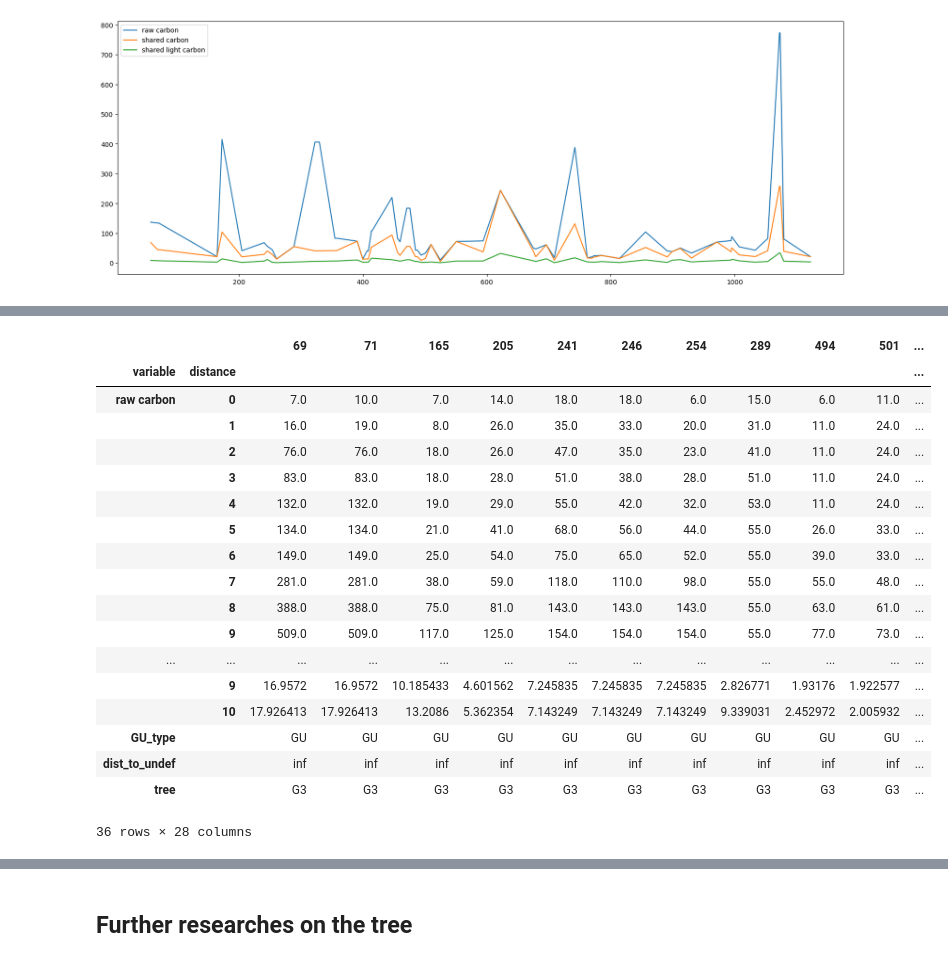
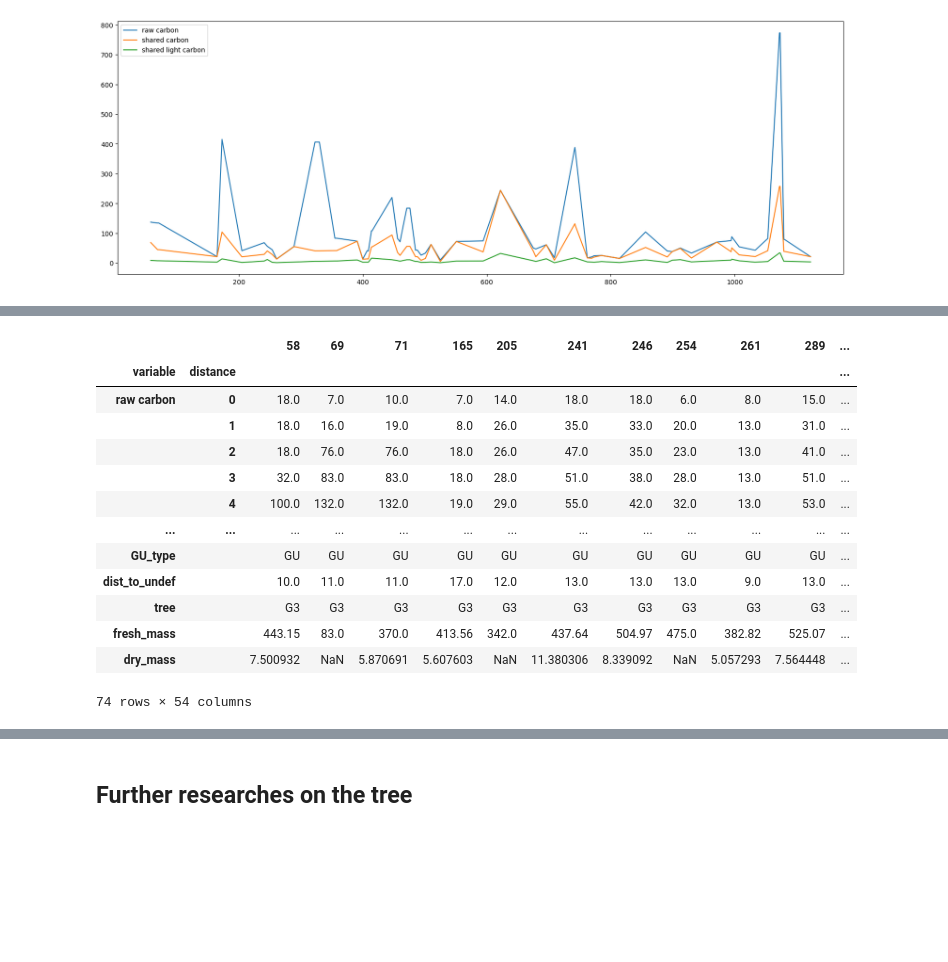
Before and after one commit to maellebolot/vmango-lab, a Jupyter notebook: notebooks/tree_exploration_topo.ipynb, the cells around one changed output, grey strips where cells are left out. Drawn from its saved outputs; the diff is of its cells as text; code cells hidden in the pictures; blank space fills up the shorter version.

```diff
--- a/notebooks/tree_exploration_topo.ipynb
+++ b/notebooks/tree_exploration_topo.ipynb
@@ -83,7 +83,7 @@ Masses des fruits de l'arbre :
 # %%
 with resources.path('vmlab.data.fruit_quality', 'fruits_masses.csv') as path:
     fruit_mass = pd.read_csv(path,
-                             sep=",",
+                             sep=";",
                              usecols=['id_UC', 'arbre', 'id_branche','id_fruit', 'MS_ini', 'MF_rec'],
                             )
 fruit_mass.index=fruit_mass['id_UC']
@@ -220,7 +220,7 @@ The variables are computed as followed :
 # %% [markdown]
 ### Functions
 # %%
-def get_var_fruit_growth_GU(tree, dmax, year_sunlit_fractions, with_successors=False) :
+def get_var_fruit_growth_GU(tree, dmax, year_sunlit_fractions, with_successors=False, see_carbon_flow: bool = False) :
     '''
     Returns the available carbon for each fruit computed in 3 different ways. This function only considers fruits borne by GU of type 'GU'.
 
@@ -229,18 +229,21 @@ def get_var_fruit_growth_GU(tree, dmax, year_sunlit_fractions, with_successors=F
     tree : :class:`pandas.DataFrame` object
         Required format is identical with what is specified for the 'tree' input in the vmlab.create_setup function.
 
-    dmax : integer
+    dmax : : :class:'int' object
 
     year_sunlit_fractions : :class:`pandas.DataFrame` object
         Required format is identical with what is specified for the 'sunlit_fraction_df' input in the vmlab.processes.light_interception initialization.
 
-    with_successors : boolean
+    with_successors : :class:'bool'
         If True, the reachable distance includes all the successors of each GU within the distance (in this cas, aggregate is not taken into account). If False, it
         does not include the GUs if they are further that dmax.
 
+    see_carbon_flow : :class:'bool' object
+        True if the return of the function shows the carbon flow between all GUs and fruits.
+
     Returns
     -------
-    available_carbon_1, available_carbon_2, available_carbon_3 : :class:`numpay.array
+    available_carbon_raw, available_carbon_shared, available_carbon_shared_lit_env : :class:`numpay.array
     '''
 
     graph = vmlab.to_graph(tree)
@@ -306,9 +309,13 @@ def get_var_fruit_growth_GU(tree, dmax, year_sunlit_fractions, with_successors=F
     sum_reachable_leaves_shared = np.nansum(reachable_leaves*leaf_fruit_sharing_fraction, axis=1)
     available_carbon = np.nansum(lit_frac * reachable_leaves * leaf_fruit_sharing_fraction, axis=1)
 
-    available_carbon_1 = sum_reachable_leaves
-    available_carbon_2 = sum_reachable_leaves_shared
-    available_carbon_3 = available_carbon
+    available_carbon_raw = sum_reachable_leaves
+    available_carbon_shared = sum_reachable_leaves_shared
+    available_carbon_shared_lit_env = available_carbon
 
-    return available_carbon_1, available_carbon_2, available_carbon_3
+    if see_carbon_flow :
+        return reachable_leaves,reachable_leaves*leaf_fruit_sharing_fraction, lit_frac * reachable_leaves * leaf_fruit_sharing_fraction
+
+    else :
+        return available_carbon_raw, available_carbon_shared, available_carbon_shared_lit_env
 # %%
@@ -627,14 +806,15 @@ results = [get_var_fruit_growth_GU(tree, i, sunlit_fraction_df, with_successors=
 
 # results are fitted into a dataframe :
 col_names = pd.MultiIndex.from_product(([i for i in range(0, dmax+1)],["raw carbon", "shared carbon","shared light carbon"]), names=["distance","variable"])
-final_table = pd.DataFrame(np.transpose(np.vstack(results)), index=tree[(tree.loc[:,'type'] == 'GU') & (tree.loc[:,'arch_dev__pot_nb_fruit']>0) ].index, columns=col_names)
+final_table = pd.DataFrame(np.transpose(np.vstack(results)), index=tree[(tree.loc[:,'type'] == 'GU') & (tree.loc[:,'arch_dev__pot_nb_fruit']>0) ].index, columns=col_names, dtype=float)
 final_table = final_table.swaplevel("distance","variable",1).sort_index(axis=1,level="variable")
 
 final_table["GU_type"] = tree.loc[tree['arch_dev__pot_nb_fruit'] >0]['type']
 final_table["dist_to_undef"] = table_dist_to_undef
 
 final_table['tree'] = np.full(fill_value = tree_name, shape = len(final_table.index))
-
+final_table['fresh_mass'] = fruit_mass['MF_rec']
+final_table['dry_mass'] = fruit_mass['MS_ini']
 final_table = np.transpose(final_table)
 final_table
 # %% [output]
@@ -660,30 +835,27 @@ final_table
+# %%
+final_table.drop(labels = [i for i in final_table.columns if np.any(final_table.loc["fresh_mass", i]==0)], axis=1, inplace=True)
 # %%
 # filtering the lines biased by the undefined structures mentionned above :
-final_table.drop(labels = [i for i in final_table.columns if np.any(final_table.loc["GU_type", i]!="GU")], axis=1, inplace=True)
-final_table.drop(labels = [i for i in final_table.columns if np.any(final_table.loc["dist_to_undef", i] != np.Inf)], axis=1,inplace=True) # /!\ if dmax np.max(table_dist_to_undef), no line left
+# final_table.drop(labels = [i for i in final_table.columns if np.any(final_table.loc["GU_type", i]!="GU")], axis=1, inplace=True)
+# final_table.drop(labels = [i for i in final_table.columns if np.any(final_table.loc["dist_to_undef", i] != np.Inf)], axis=1,inplace=True) # /!\ if dmax np.max(table_dist_to_undef), no line left
 
 # table ready to be exported as a csv file
 final_table
 # %% [output]
-|  |  | 69 | 71 | 165 | 205 | 241 | 246 | 254 | 289 | 494 | 501 | ... |
+|  |  | 58 | 69 | 71 | 165 | 205 | 241 | 246 | 254 | 261 | 289 | ... |
 | variable | distance |  |  |  |  |  |  |  |  |  |  | ... |
-| raw carbon | 0 | 7.0 | 10.0 | 7.0 | 14.0 | 18.0 | 18.0 | 6.0 | 15.0 | 6.0 | 11.0 | ... |
-|  | 1 | 16.0 | 19.0 | 8.0 | 26.0 | 35.0 | 33.0 | 20.0 | 31.0 | 11.0 | 24.0 | ... |
-|  | 2 | 76.0 | 76.0 | 18.0 | 26.0 | 47.0 | 35.0 | 23.0 | 41.0 | 11.0 | 24.0 | ... |
-|  | 3 | 83.0 | 83.0 | 18.0 | 28.0 | 51.0 | 38.0 | 28.0 | 51.0 | 11.0 | 24.0 | ... |
-|  | 4 | 132.0 | 132.0 | 19.0 | 29.0 | 55.0 | 42.0 | 32.0 | 53.0 | 11.0 | 24.0 | ... |
-|  | 5 | 134.0 | 134.0 | 21.0 | 41.0 | 68.0 | 56.0 | 44.0 | 55.0 | 26.0 | 33.0 | ... |
-|  | 6 | 149.0 | 149.0 | 25.0 | 54.0 | 75.0 | 65.0 | 52.0 | 55.0 | 39.0 | 33.0 | ... |
-|  | 7 | 281.0 | 281.0 | 38.0 | 59.0 | 118.0 | 110.0 | 98.0 | 55.0 | 55.0 | 48.0 | ... |
-|  | 8 | 388.0 | 388.0 | 75.0 | 81.0 | 143.0 | 143.0 | 143.0 | 55.0 | 63.0 | 61.0 | ... |
-|  | 9 | 509.0 | 509.0 | 117.0 | 125.0 | 154.0 | 154.0 | 154.0 | 55.0 | 77.0 | 73.0 | ... |
+| raw carbon | 0 | 18.0 | 7.0 | 10.0 | 7.0 | 14.0 | 18.0 | 18.0 | 6.0 | 8.0 | 15.0 | ... |
+|  | 1 | 18.0 | 16.0 | 19.0 | 8.0 | 26.0 | 35.0 | 33.0 | 20.0 | 13.0 | 31.0 | ... |
+|  | 2 | 18.0 | 76.0 | 76.0 | 18.0 | 26.0 | 47.0 | 35.0 | 23.0 | 13.0 | 41.0 | ... |
+|  | 3 | 32.0 | 83.0 | 83.0 | 18.0 | 28.0 | 51.0 | 38.0 | 28.0 | 13.0 | 51.0 | ... |
+|  | 4 | 100.0 | 132.0 | 132.0 | 19.0 | 29.0 | 55.0 | 42.0 | 32.0 | 13.0 | 53.0 | ... |
 | ... | ... | ... | ... | ... | ... | ... | ... | ... | ... | ... | ... | ... |
-|  | 9 | 16.9572 | 16.9572 | 10.185433 | 4.601562 | 7.245835 | 7.245835 | 7.245835 | 2.826771 | 1.93176 | 1.922577 | ... |
-|  | 10 | 17.926413 | 17.926413 | 13.2086 | 5.362354 | 7.143249 | 7.143249 | 7.143249 | 9.339031 | 2.452972 | 2.005932 | ... |
 | GU_type |  | GU | GU | GU | GU | GU | GU | GU | GU | GU | GU | ... |
-| dist_to_undef |  | inf | inf | inf | inf | inf | inf | inf | inf | inf | inf | ... |
+| dist_to_undef |  | 10.0 | 11.0 | 11.0 | 17.0 | 12.0 | 13.0 | 13.0 | 13.0 | 9.0 | 13.0 | ... |
 | tree |  | G3 | G3 | G3 | G3 | G3 | G3 | G3 | G3 | G3 | G3 | ... |
+| fresh_mass |  | 443.15 | 83.0 | 370.0 | 413.56 | 342.0 | 437.64 | 504.97 | 475.0 | 382.82 | 525.07 | ... |
+| dry_mass |  | 7.500932 | NaN | 5.870691 | 5.607603 | NaN | 11.380306 | 8.339092 | NaN | 5.057293 | 7.564448 | ... |
-36 rows × 28 columns
+74 rows × 54 columns
 # %%
 if tree_name == 'E13' :
     path = resources.path('vmlab.data.results', 'exploration_E13_fruting_season_topo.csv')
```
Also changed, not shown: parts of 40 cells of this notebook, 19 other files.
